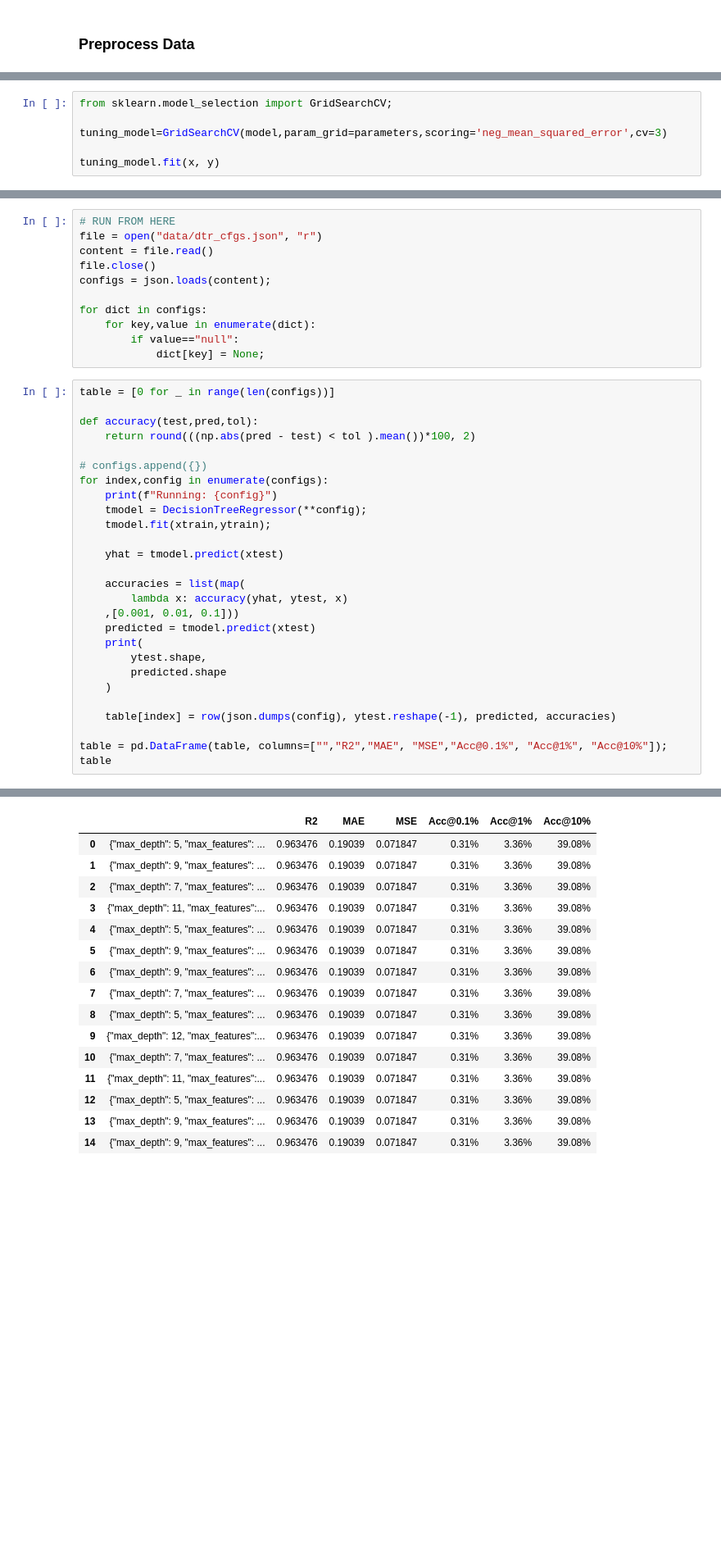
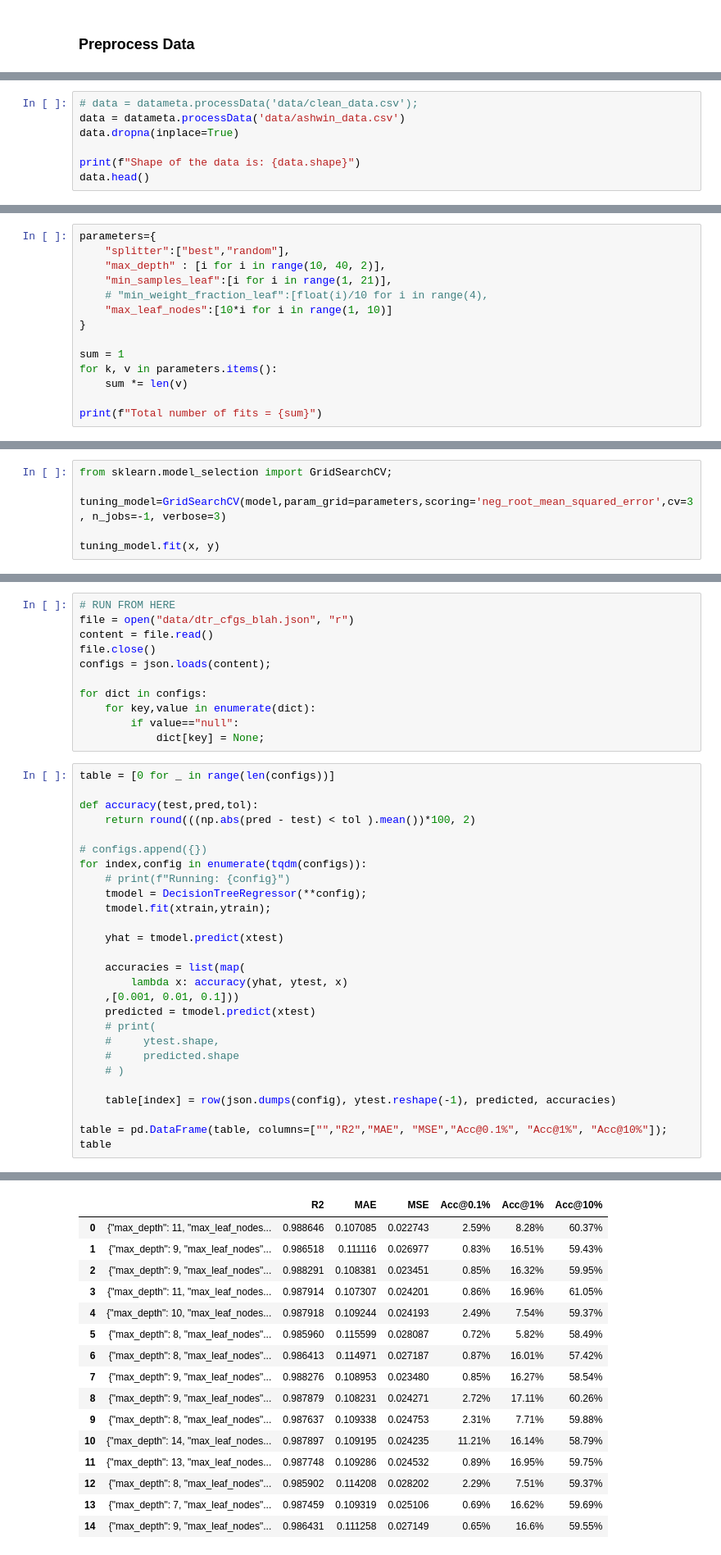
Before and after one commit to plutoniumm/MLTests, a Jupyter notebook: Regression_Pred.ipynb, the cells around one changed output, grey strips where cells are left out. Shown at 82% size. Drawn from its saved outputs; the diff is of its cells as text; blank space fills up the shorter version.

```diff
--- a/Regression_Pred.ipynb
+++ b/Regression_Pred.ipynb
@@ -51,0 +35,7 @@ Index(['Time (h)', 'Aeration rate(Fg:L/h)', 'Sugar feed rate(Fs:L/h)',
+# %%
+# data = datameta.processData('data/clean_data.csv');
+data = datameta.processData('data/ashwin_data.csv')
+data.dropna(inplace=True)
+
+print(f"Shape of the data is: {data.shape}")
+data.head()
@@ -120,0 +155,14 @@ parameters={
+# %%
+parameters={
+    "splitter":["best","random"],
+    "max_depth" : [i for i in range(10, 40, 2)],
+    "min_samples_leaf":[i for i in range(1, 21)],
+    # "min_weight_fraction_leaf":[float(i)/10 for i in range(4),
+    "max_leaf_nodes":[10*i for i in range(1, 10)]
+}
+
+sum = 1
+for k, v in parameters.items():
+    sum *= len(v)
+
+print(f"Total number of fits = {sum}")
@@ -121,6 +171,6 @@ parameters={
 # %%
 from sklearn.model_selection import GridSearchCV;
 
-tuning_model=GridSearchCV(model,param_grid=parameters,scoring='neg_mean_squared_error',cv=3)
+tuning_model=GridSearchCV(model,param_grid=parameters,scoring='neg_root_mean_squared_error',cv=3, n_jobs=-1, verbose=3)
 
 tuning_model.fit(x, y)
@@ -140,6 +211,6 @@ file.close()
 # %%
 # RUN FROM HERE
-file = open("data/dtr_cfgs.json", "r")
+file = open("data/dtr_cfgs_blah.json", "r")
 content = file.read()
 file.close()
 configs = json.loads(content);
@@ -155,8 +226,8 @@ def accuracy(test,pred,tol):
     return round(((np.abs(pred - test) < tol ).mean())*100, 2)
 
 # configs.append({})
-for index,config in enumerate(configs):
-    print(f"Running: {config}")
+for index,config in enumerate(tqdm(configs)):
+    # print(f"Running: {config}")
     tmodel = DecisionTreeRegressor(**config);
     tmodel.fit(xtrain,ytrain);
 
@@ -166,10 +237,10 @@ for index,config in enumerate(configs):
         lambda x: accuracy(yhat, ytest, x)
     ,[0.001, 0.01, 0.1]))
     predicted = tmodel.predict(xtest)
-    print(
-        ytest.shape,
-        predicted.shape
-    )
+    # print(
+    #     ytest.shape,
+    #     predicted.shape
+    # )
 
     table[index] = row(json.dumps(config), ytest.reshape(-1), predicted, accuracies)
 
@@ -196,16 +250,16 @@ Running: {'max_depth': 9, 'max_features': 1.0, 'max_leaf_nodes': 20, 'min_sample
 |  |  | R2 | MAE | MSE | Acc@0.1% | Acc@1% | Acc@10% |
-| 0 | {"max_depth": 5, "max_features": ... | 0.963476 | 0.19039 | 0.071847 | 0.31% | 3.36% | 39.08% |
-| 1 | {"max_depth": 9, "max_features": ... | 0.963476 | 0.19039 | 0.071847 | 0.31% | 3.36% | 39.08% |
-| 2 | {"max_depth": 7, "max_features": ... | 0.963476 | 0.19039 | 0.071847 | 0.31% | 3.36% | 39.08% |
-| 3 | {"max_depth": 11, "max_features":... | 0.963476 | 0.19039 | 0.071847 | 0.31% | 3.36% | 39.08% |
-| 4 | {"max_depth": 5, "max_features": ... | 0.963476 | 0.19039 | 0.071847 | 0.31% | 3.36% | 39.08% |
-| 5 | {"max_depth": 9, "max_features": ... | 0.963476 | 0.19039 | 0.071847 | 0.31% | 3.36% | 39.08% |
-| 6 | {"max_depth": 9, "max_features": ... | 0.963476 | 0.19039 | 0.071847 | 0.31% | 3.36% | 39.08% |
-| 7 | {"max_depth": 7, "max_features": ... | 0.963476 | 0.19039 | 0.071847 | 0.31% | 3.36% | 39.08% |
-| 8 | {"max_depth": 5, "max_features": ... | 0.963476 | 0.19039 | 0.071847 | 0.31% | 3.36% | 39.08% |
-| 9 | {"max_depth": 12, "max_features":... | 0.963476 | 0.19039 | 0.071847 | 0.31% | 3.36% | 39.08% |
-| 10 | {"max_depth": 7, "max_features": ... | 0.963476 | 0.19039 | 0.071847 | 0.31% | 3.36% | 39.08% |
-| 11 | {"max_depth": 11, "max_features":... | 0.963476 | 0.19039 | 0.071847 | 0.31% | 3.36% | 39.08% |
-| 12 | {"max_depth": 5, "max_features": ... | 0.963476 | 0.19039 | 0.071847 | 0.31% | 3.36% | 39.08% |
-| 13 | {"max_depth": 9, "max_features": ... | 0.963476 | 0.19039 | 0.071847 | 0.31% | 3.36% | 39.08% |
-| 14 | {"max_depth": 9, "max_features": ... | 0.963476 | 0.19039 | 0.071847 | 0.31% | 3.36% | 39.08% |
+| 0 | {"max_depth": 11, "max_leaf_nodes... | 0.988646 | 0.107085 | 0.022743 | 2.59% | 8.28% | 60.37% |
+| 1 | {"max_depth": 9, "max_leaf_nodes"... | 0.986518 | 0.111116 | 0.026977 | 0.83% | 16.51% | 59.43% |
+| 2 | {"max_depth": 9, "max_leaf_nodes"... | 0.988291 | 0.108381 | 0.023451 | 0.85% | 16.32% | 59.95% |
+| 3 | {"max_depth": 11, "max_leaf_nodes... | 0.987914 | 0.107307 | 0.024201 | 0.86% | 16.96% | 61.05% |
+| 4 | {"max_depth": 10, "max_leaf_nodes... | 0.987918 | 0.109244 | 0.024193 | 2.49% | 7.54% | 59.37% |
+| 5 | {"max_depth": 8, "max_leaf_nodes"... | 0.985960 | 0.115599 | 0.028087 | 0.72% | 5.82% | 58.49% |
+| 6 | {"max_depth": 8, "max_leaf_nodes"... | 0.986413 | 0.114971 | 0.027187 | 0.87% | 16.01% | 57.42% |
+| 7 | {"max_depth": 9, "max_leaf_nodes"... | 0.988276 | 0.108953 | 0.023480 | 0.85% | 16.27% | 58.54% |
+| 8 | {"max_depth": 9, "max_leaf_nodes"... | 0.987879 | 0.108231 | 0.024271 | 2.72% | 17.11% | 60.26% |
+| 9 | {"max_depth": 8, "max_leaf_nodes"... | 0.987637 | 0.109338 | 0.024753 | 2.31% | 7.71% | 59.88% |
+| 10 | {"max_depth": 14, "max_leaf_nodes... | 0.987897 | 0.109195 | 0.024235 | 11.21% | 16.14% | 58.79% |
+| 11 | {"max_depth": 13, "max_leaf_nodes... | 0.987748 | 0.109286 | 0.024532 | 0.89% | 16.95% | 59.75% |
+| 12 | {"max_depth": 8, "max_leaf_nodes"... | 0.985902 | 0.114208 | 0.028202 | 2.29% | 7.51% | 59.37% |
+| 13 | {"max_depth": 7, "max_leaf_nodes"... | 0.987459 | 0.109319 | 0.025106 | 0.69% | 16.62% | 59.69% |
+| 14 | {"max_depth": 9, "max_leaf_nodes"... | 0.986431 | 0.111258 | 0.027149 | 0.65% | 16.6% | 59.55% |
```
Also changed, not shown: parts of 14 cells of this notebook.
